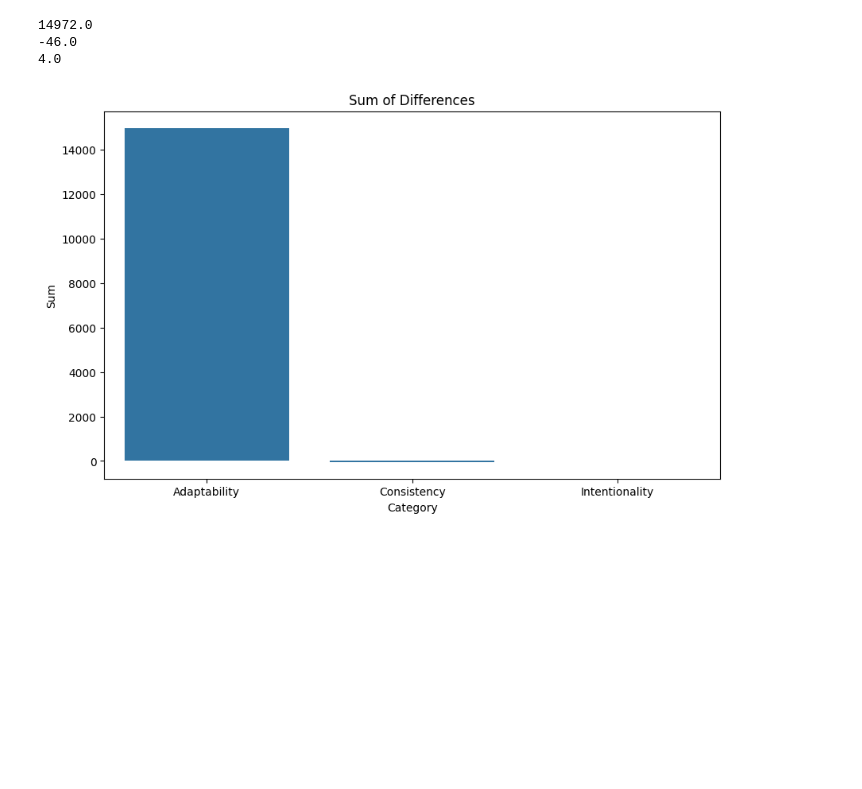
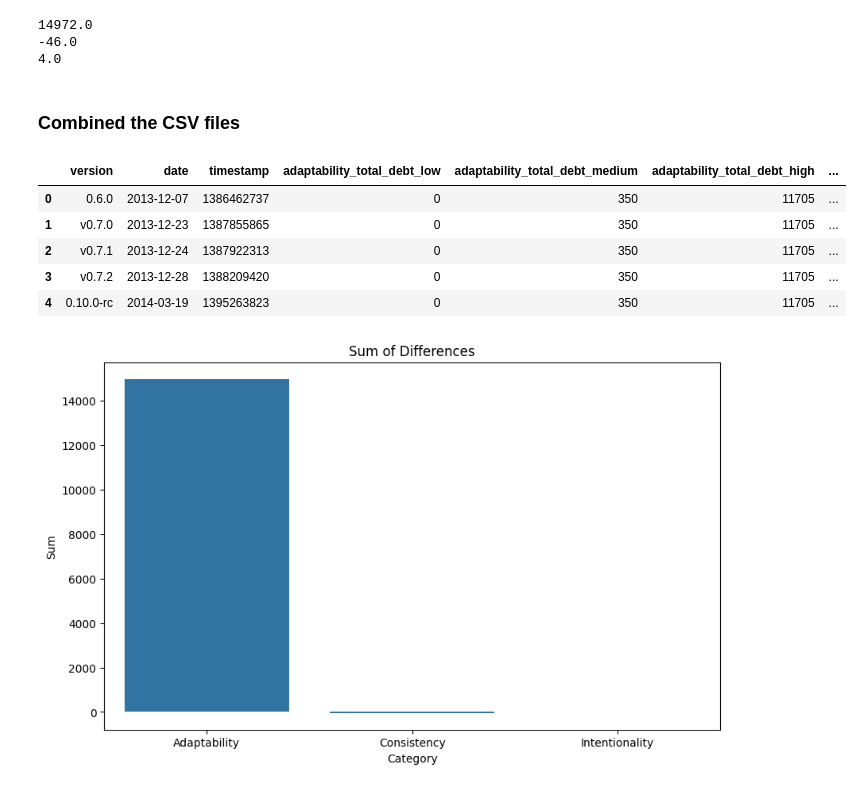
Before and after one commit to NotAlpha45/Analysis-of-Code-Smell-and-Refactoring, a Jupyter notebook: Code/Analysis/RQ2/vue_analysis.ipynb, the cells around one changed output. Cells and saved outputs as stored; diff of their text form; code cells hidden in the pictures; blank space fills up the shorter version.

Commit message:
Combined the dataframe into one and updated the general pipeline

```diff
--- a/Code/Analysis/RQ2/vue_analysis.ipynb
+++ b/Code/Analysis/RQ2/vue_analysis.ipynb
@@ -117,6 +117,20 @@ print(df_intention_sum)
 14972.0
 -46.0
 4.0
+# %% [markdown]
+### Combined the CSV files
+# %%
+df = pd.concat([df_adapt, df_consis, df_intention], axis=1)
+df = df.T.drop_duplicates().T
+# %%
+df.head()
+# %% [output]
+|  | version | date | timestamp | adaptability_total_debt_low | adaptability_total_debt_medium | adaptability_total_debt_high | ... |
+| 0 | 0.6.0 | 2013-12-07 | 1386462737 | 0 | 350 | 11705 | ... |
+| 1 | v0.7.0 | 2013-12-23 | 1387855865 | 0 | 350 | 11705 | ... |
+| 2 | v0.7.1 | 2013-12-24 | 1387922313 | 0 | 350 | 11705 | ... |
+| 3 | v0.7.2 | 2013-12-28 | 1388209420 | 0 | 350 | 11705 | ... |
+| 4 | 0.10.0-rc | 2014-03-19 | 1395263823 | 0 | 350 | 11705 | ... |
 # %%
 import pandas as pd
 import seaborn as sns
```
Also changed, not shown: 1 other file.
